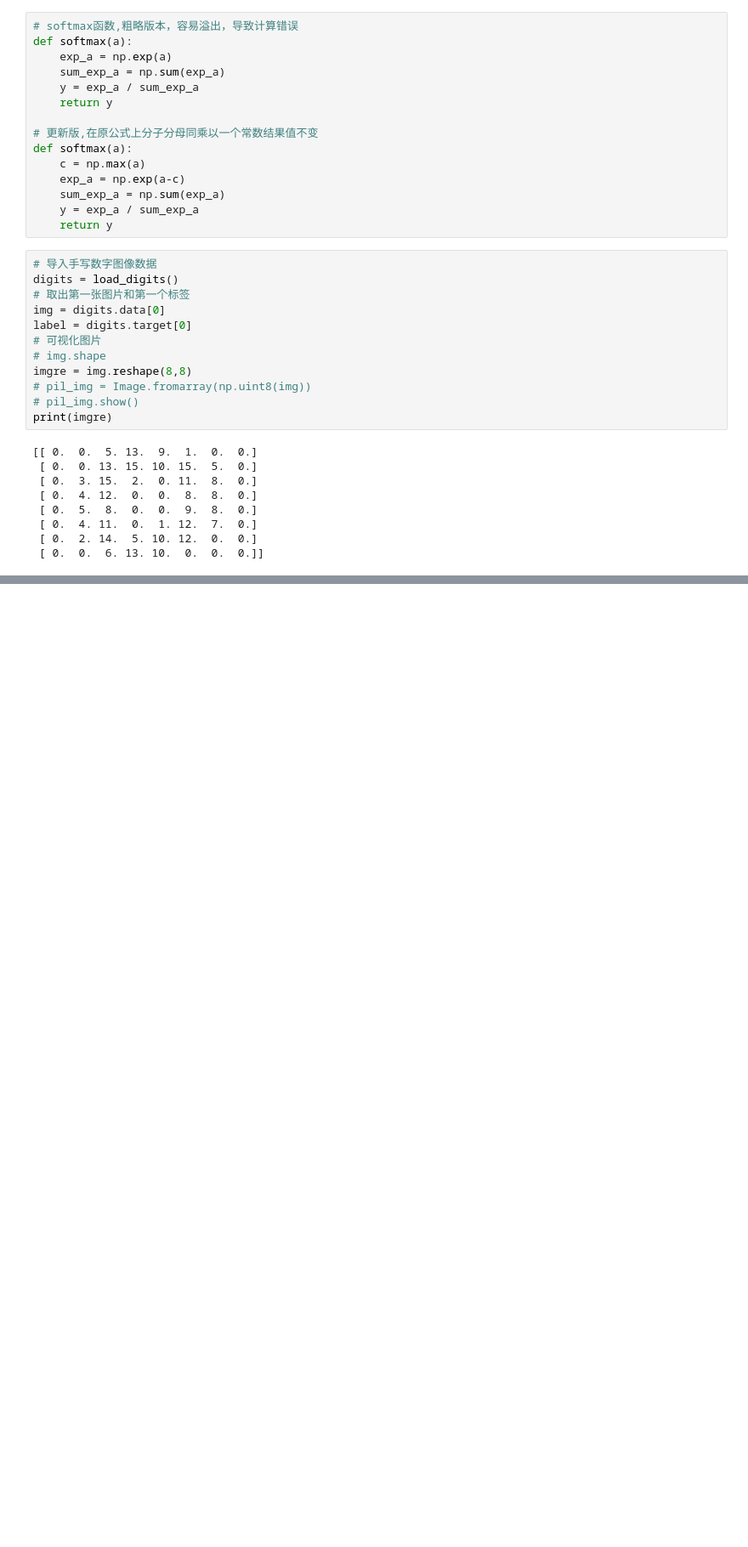
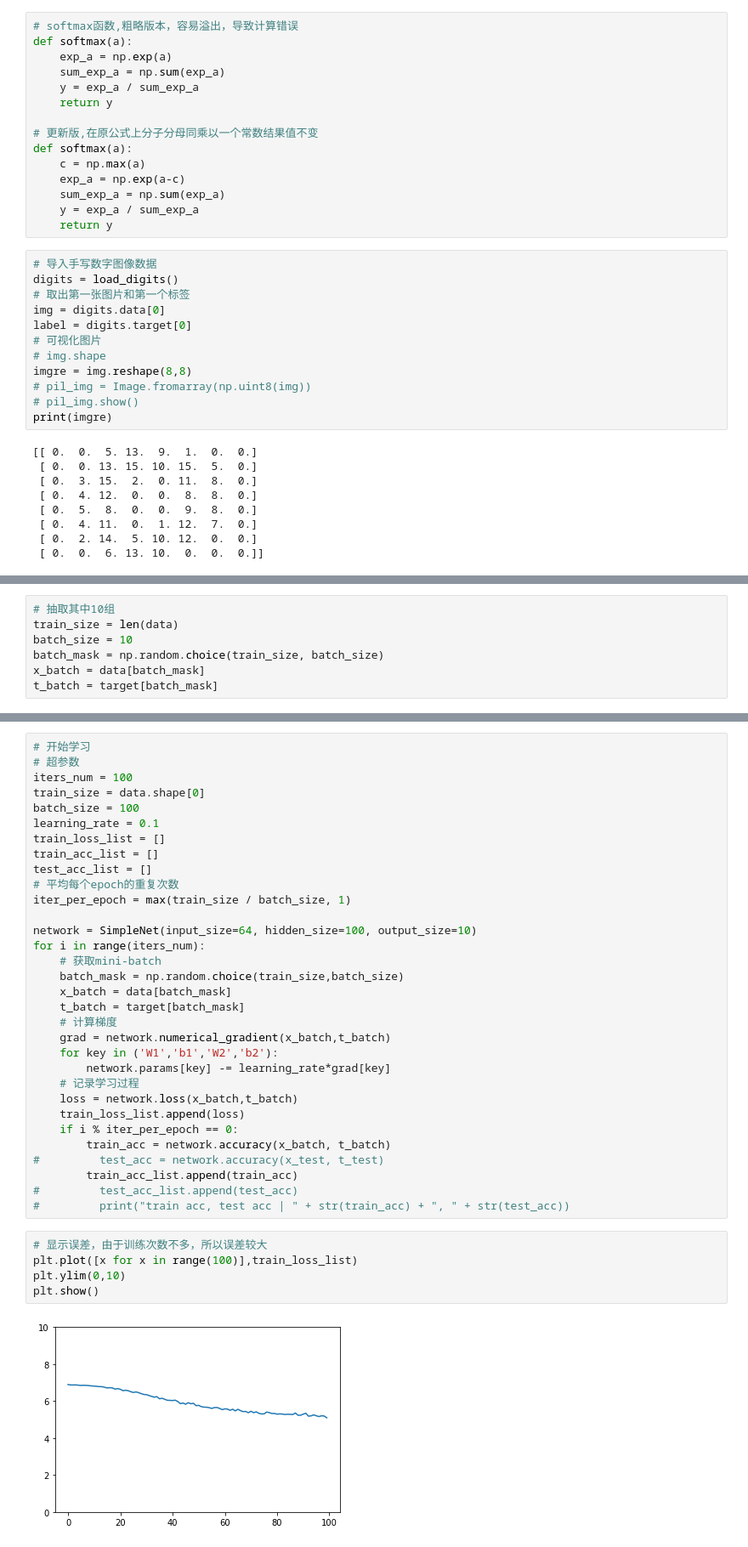
Before and after one commit to ckfanzhe/JupySum, a Jupyter notebook: SumLearn/Models/NeuralNetwork.ipynb, the cells around one changed output, grey strips where cells are left out. Shown at 85% size. Saved outputs shown, nothing was run; the diff lists cells and outputs as text; blank space fills up the shorter version.

Commit message:
更新了matplotlib.ipynb文件,加入登高线图; 更新了NeuralNetwork.ipynb文件,使神经网络能够进行学习;

```diff
--- a/SumLearn/Models/NeuralNetwork.ipynb
+++ b/SumLearn/Models/NeuralNetwork.ipynb
@@ -136,0 +162,7 @@ print(f'预测值为：{np.where(y ==np.max(y))[0]}')
+# %%
+# 抽取其中10组
+train_size = len(data)
+batch_size = 10
+batch_mask = np.random.choice(train_size, batch_size)
+x_batch = data[batch_mask]
+t_batch = target[batch_mask]
@@ -136,0 +327,39 @@ print(f'预测值为：{np.where(y ==np.max(y))[0]}')
+# %%
+# 开始学习
+# 超参数
+iters_num = 100
+train_size = data.shape[0]
+batch_size = 100
+learning_rate = 0.1
+train_loss_list = []
+train_acc_list = []
+test_acc_list = []
+# 平均每个epoch的重复次数
+iter_per_epoch = max(train_size / batch_size, 1)
+
+network = SimpleNet(input_size=64, hidden_size=100, output_size=10)
+for i in range(iters_num):
+    # 获取mini-batch
+    batch_mask = np.random.choice(train_size,batch_size)
+    x_batch = data[batch_mask]
+    t_batch = target[batch_mask]
+    # 计算梯度
+    grad = network.numerical_gradient(x_batch,t_batch)
+    for key in ('W1','b1','W2','b2'):
+        network.params[key] -= learning_rate*grad[key]
+    # 记录学习过程
+    loss = network.loss(x_batch,t_batch)
+    train_loss_list.append(loss)
+    if i % iter_per_epoch == 0:
+        train_acc = network.accuracy(x_batch, t_batch)
+#         test_acc = network.accuracy(x_test, t_test)
+        train_acc_list.append(train_acc)
+#         test_acc_list.append(test_acc)
+#         print("train acc, test acc | " + str(train_acc) + ", " + str(test_acc))
+# %%
+# 显示误差，由于训练次数不多，所以误差较大
+plt.plot([x for x in range(100)],train_loss_list)
+plt.ylim(0,10)
+plt.show()
+# %% [output]
+[figure, added]
```
Also changed, not shown: parts of 11 cells of this notebook, 2 other files.
